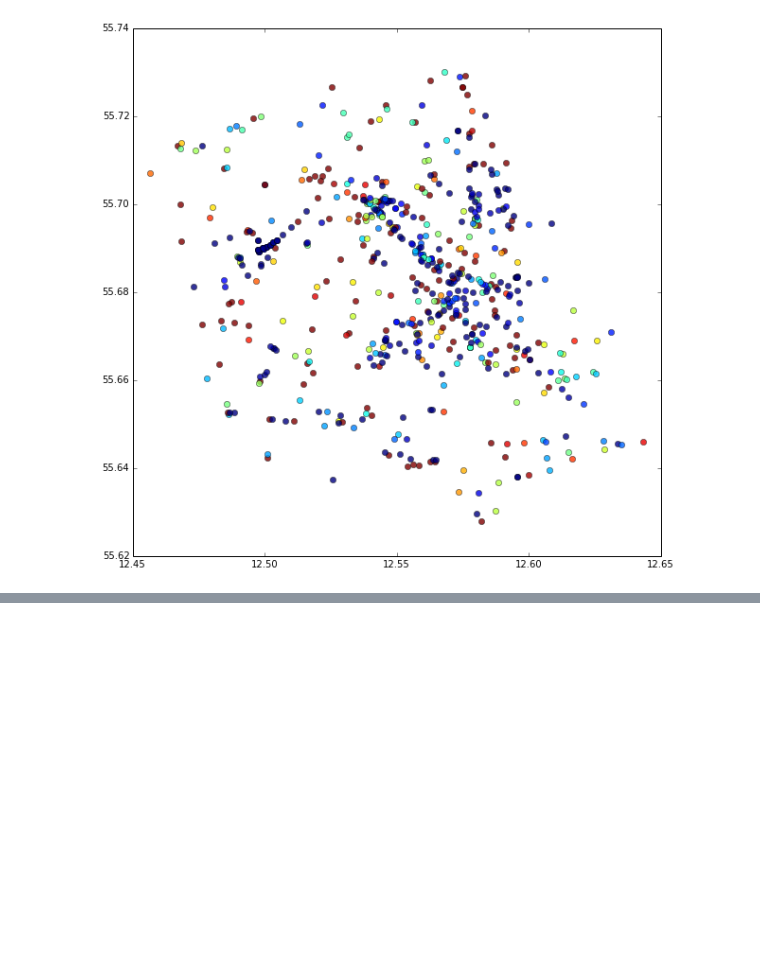
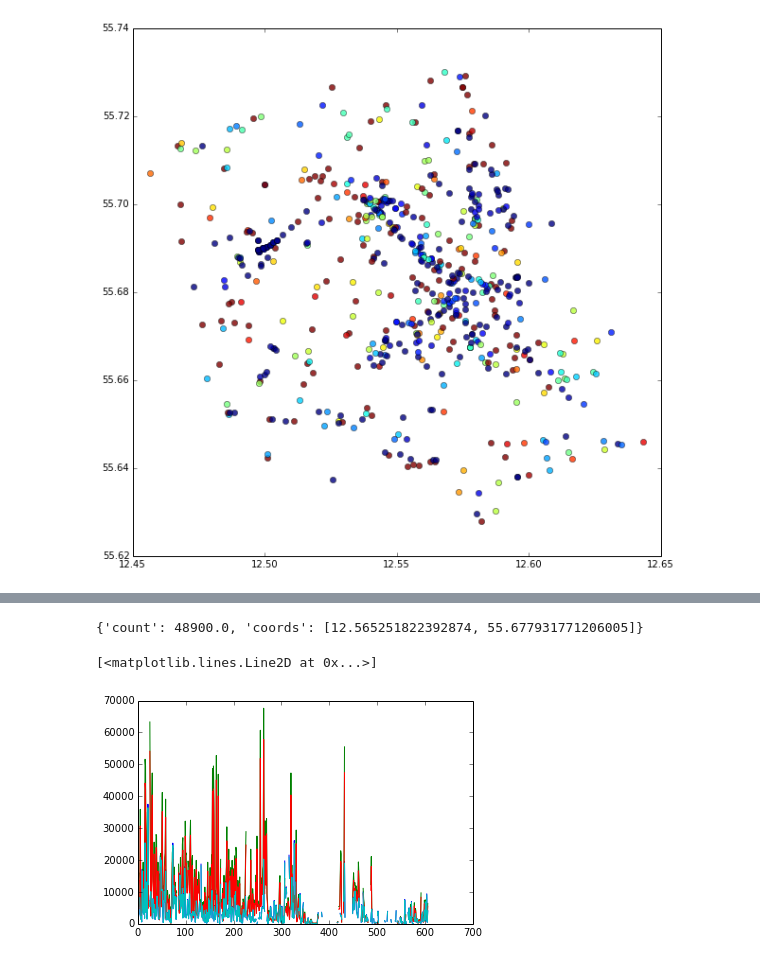
Before and after one commit to giulioungaretti/opendatahacklab2014, a Jupyter notebook: GPA.ipynb, the cells around one changed output, grey strips where cells are left out. Saved outputs shown, nothing was run; the diff lists cells and outputs as text; code cells hidden in the pictures; blank space fills up the shorter version.

```diff
--- a/GPA.ipynb
+++ b/GPA.ipynb
@@ -164,0 +189,2 @@ for m in arange(0,len(coords)):
+# %%
+ktj_7_19 = [feature['properties']['ktj_7_19'] for feature in pydata['features']]
@@ -164,0 +195,2 @@ for m in arange(0,len(coords)):
+# %%
+aadt_cykler = [feature['properties']['aadt_cykler'] for feature in pydata['features']]
@@ -164,0 +227,12 @@ for m in arange(0,len(coords)):
+# %%
+print trafikdata[0]
+# %% [output]
+{'count': 48900.0, 'coords': [12.565251822392874, 55.677931771206005]}
+# %%
+plot(aadt_cykler)
+plot(aadt_koretojer)
+plot(ktj_7_19)
+plot(cykler_7_19)
+# %% [output]
+[<matplotlib.lines.Line2D at 0x...>]
+[figure, added]
```
Also changed, not shown: parts of 10 cells of this notebook, 1 other file.
